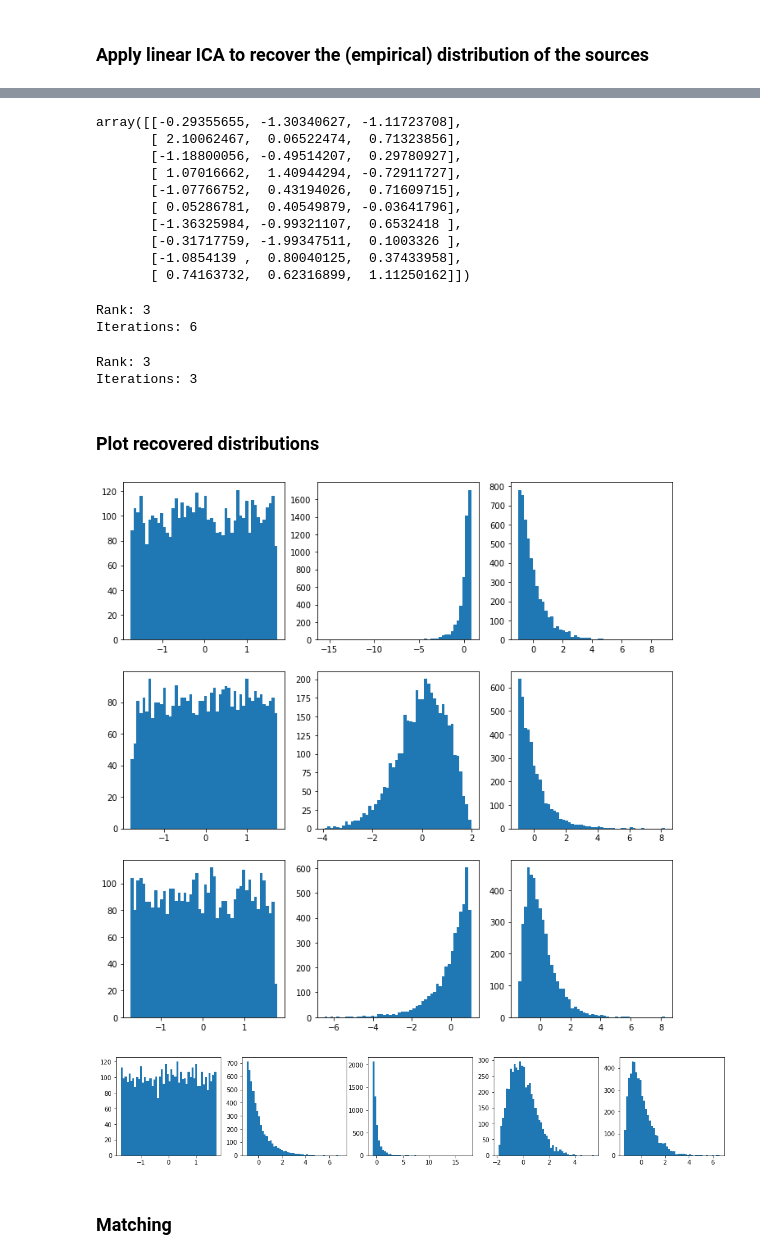
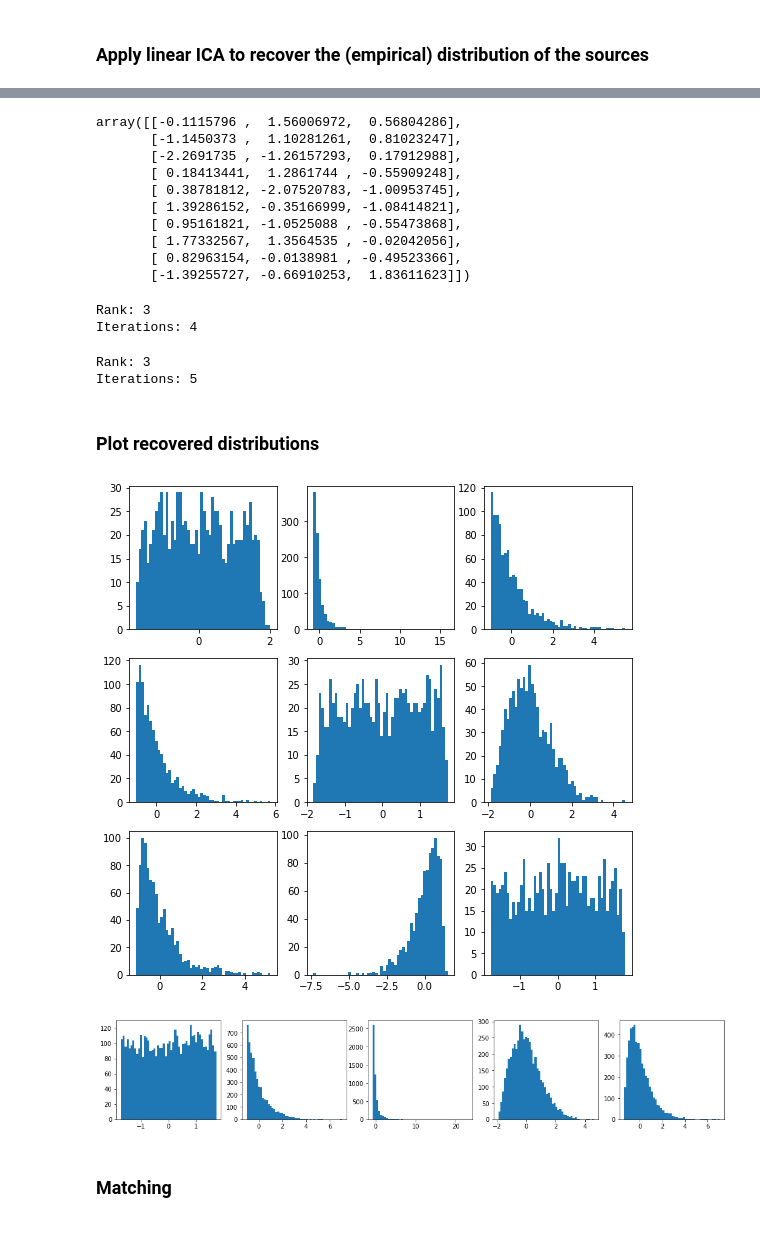
Before and after one commit to NilsSturma/multi-domain-crl, a Jupyter notebook: synthetic-data.ipynb, the cells around one changed output, grey strips where cells are left out. Drawn from its saved outputs; the diff is of its cells as text; code cells hidden in the pictures; blank space fills up the shorter version.

```diff
--- a/synthetic-data.ipynb
+++ b/synthetic-data.ipynb
@@ -57,9 +38,9 @@ env3_specific = [4]
 d1 = 10
 d2 = 11
 d3 = 12
-n1 = 5000
-n2 = 4000
-n3 = 4500
+n1 = 1000
+n2 = 1000
+n3 = 1000
 
 env1_latents = joint_latents + env1_specific
 env2_latents = joint_latents + env2_specific
@@ -136,26 +117,26 @@ Iterations: 6
 # %%
 mixing1
 # %% [output]
-array([[-0.29355655, -1.30340627, -1.11723708],
-       [ 2.10062467,  0.06522474,  0.71323856],
-       [-1.18800056, -0.49514207,  0.29780927],
-       [ 1.07016662,  1.40944294, -0.72911727],
-       [-1.07766752,  0.43194026,  0.71609715],
-       [ 0.05286781,  0.40549879, -0.03641796],
-       [-1.36325984, -0.99321107,  0.6532418 ],
-       [-0.31717759, -1.99347511,  0.1003326 ],
-       [-1.0854139 ,  0.80040125,  0.37433958],
-       [ 0.74163732,  0.62316899,  1.11250162]])
+array([[-0.1115796 ,  1.56006972,  0.56804286],
+       [-1.1450373 ,  1.10281261,  0.81023247],
+       [-2.2691735 , -1.26157293,  0.17912988],
+       [ 0.18413441,  1.2861744 , -0.55909248],
+       [ 0.38781812, -2.07520783, -1.00953745],
+       [ 1.39286152, -0.35166999, -1.08414821],
+       [ 0.95161821, -1.0525088 , -0.55473868],
+       [ 1.77332567,  1.3564535 , -0.02042056],
+       [ 0.82963154, -0.0138981 , -0.49523366],
+       [-1.39255727, -0.66910253,  1.83611623]])
 # %%
 eps2, mixing2 = get_sources(X2, seed=102)
 # %% [output]
 Rank: 3
-Iterations: 6
+Iterations: 4
 # %%
 eps3, mixing3 = get_sources(X3, seed=103)
 # %% [output]
 Rank: 3
-Iterations: 3
+Iterations: 5
 # %%
 # Collect results
 indep_comps = [eps1, eps2, eps3]
@@ -163,15 +144,15 @@ mixings = [mixing1, mixing2, mixing3]
 # %% [markdown]
 ### Plot recovered distributions
 # %%
-fig, ax = plt.subplots(3, 3, figsize=(12, 12))
+fig, ax = plt.subplots(3, 3, figsize=(9, 9))
 
 for i in range(3):
     for j in range(3):
         ax[i,j].hist(indep_comps[i][:,j], bins=50)
 
 plt.show()
 # %% [output]
-[figure, old version]
+[figure, new version]
 # %%
 # Compare with "true" distributions
 
@@ -182,6 +163,6 @@ for j in range(5):
 
 plt.show()
 # %% [output]
-[figure, old version]
+[figure, new version]
 # %% [markdown]
 ### Matching
```
Also changed, not shown: parts of 41 cells of this notebook, 6 other files.
